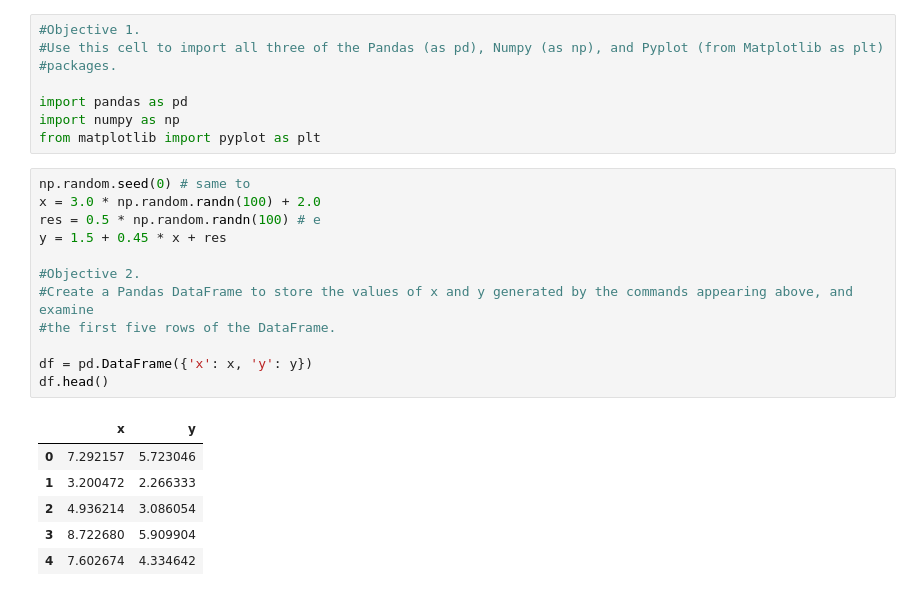
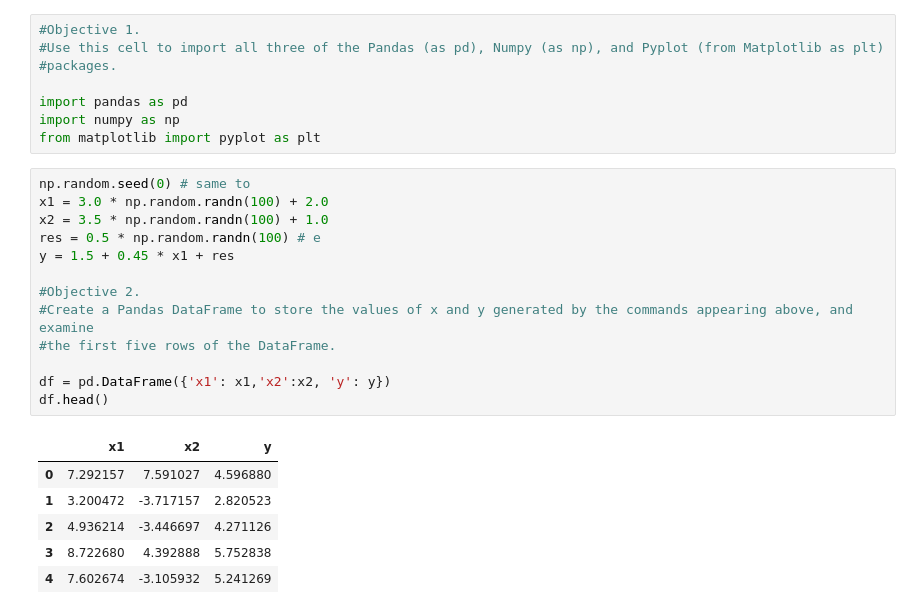
Before and after one commit to EL-Magnific-o/Fintech, a Jupyter notebook: Multiple_Linear_Regression_Model.ipynb, the cells around one changed output. Saved outputs shown, nothing was run; the diff lists cells and outputs as text.

```diff
--- a/Multiple_Linear_Regression_Model.ipynb
+++ b/Multiple_Linear_Regression_Model.ipynb
@@ -15,23 +15,24 @@ import numpy as np
 from matplotlib import pyplot as plt
 # %%
 np.random.seed(0) # same to
-x = 3.0 * np.random.randn(100) + 2.0
+x1 = 3.0 * np.random.randn(100) + 2.0
+x2 = 3.5 * np.random.randn(100) + 1.0
 res = 0.5 * np.random.randn(100) # e
-y = 1.5 + 0.45 * x + res
+y = 1.5 + 0.45 * x1 + res
 
 #Objective 2.
 #Create a Pandas DataFrame to store the values of x and y generated by the commands appearing above, and examine
 #the first five rows of the DataFrame.
 
-df = pd.DataFrame({'x': x, 'y': y})
+df = pd.DataFrame({'x1': x1,'x2':x2, 'y': y})
 df.head()
 # %% [output]
-|  | x | y |
-| 0 | 7.292157 | 5.723046 |
-| 1 | 3.200472 | 2.266333 |
-| 2 | 4.936214 | 3.086054 |
-| 3 | 8.722680 | 5.909904 |
-| 4 | 7.602674 | 4.334642 |
+|  | x1 | x2 | y |
+| 0 | 7.292157 | 7.591027 | 4.596880 |
+| 1 | 3.200472 | -3.717157 | 2.820523 |
+| 2 | 4.936214 | -3.446697 | 4.271126 |
+| 3 | 8.722680 | 4.392888 | 5.752838 |
+| 4 | 7.602674 | -3.105932 | 5.241269 |
 # %%
 #Objective 3.
 #Calculate the means of both x and y, and print them as output.
```
Also changed, not shown: parts of 7 cells of this notebook.
